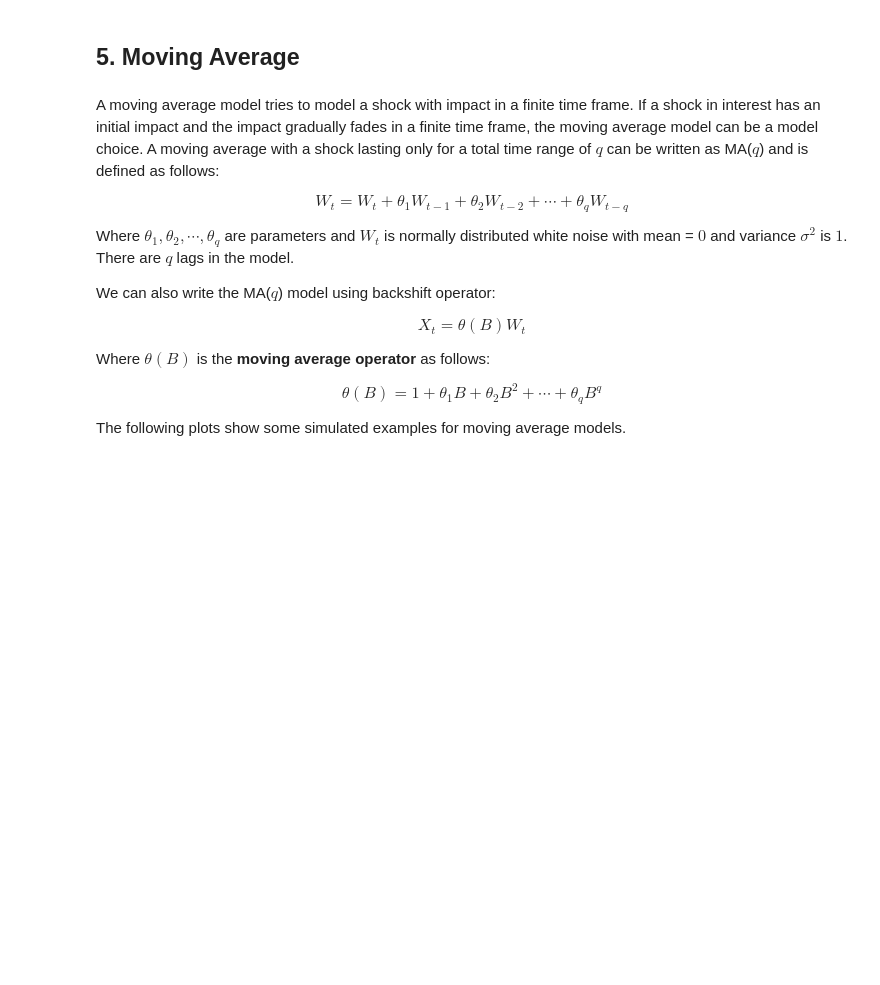
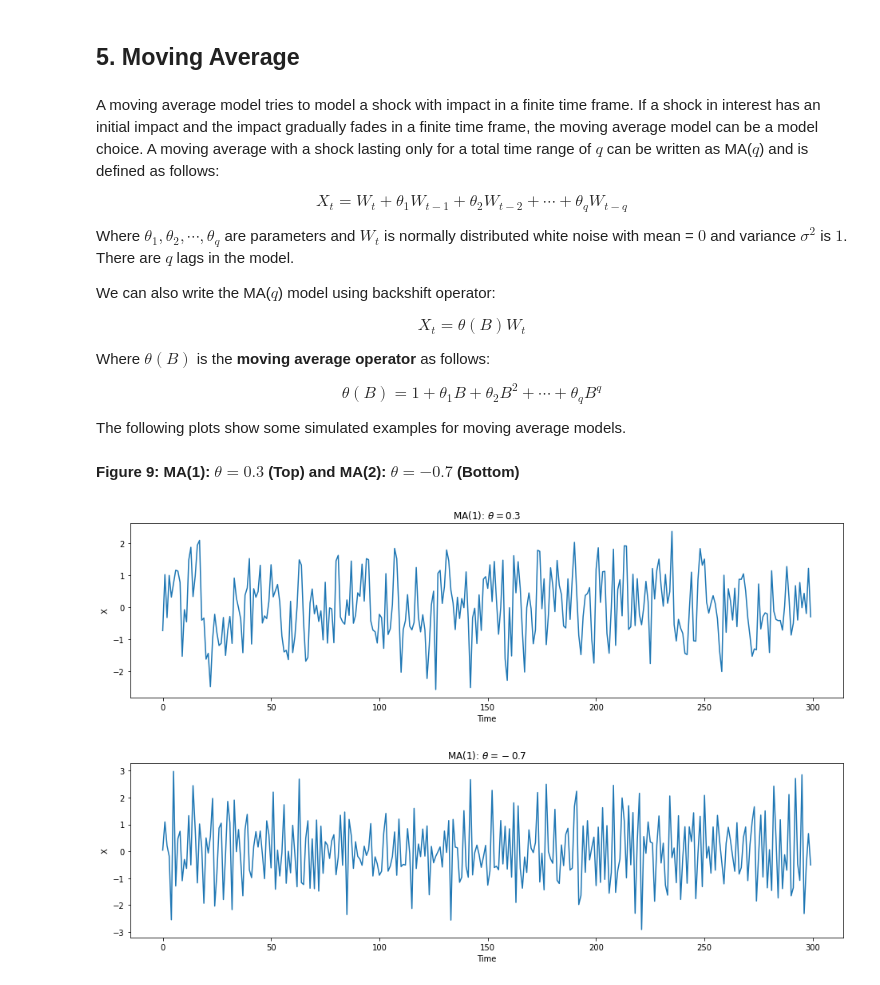
Before and after one commit to adevrent/wqu_mscfe, a Jupyter notebook: Financial Econometrics/M4/L2.ipynb, the cells around one changed output. Drawn from its saved outputs; the diff is of its cells as text; code cells hidden in the pictures; blank space fills up the shorter version.

```diff
--- a/Financial Econometrics/M4/L2.ipynb
+++ b/Financial Econometrics/M4/L2.ipynb
@@ -324,7 +324,7 @@ In figure 8, we generated one random walk with a positive drift time series and
 # %% [markdown]
 A moving average model tries to model a shock with impact in a finite time frame. If a shock in interest has an initial impact and the impact gradually fades in a finite time frame, the moving average model can be a model choice. A moving average with a shock lasting only for a total time range of $q$ can be written as MA($q$) and is defined as follows:
 
-$$ W_{t} = W_{t} + \theta_{1} W_{t-1} + \theta_{2} W_{t-2} + \cdots + \theta_{q} W_{t-q} $$
+$$ X_{t} = W_{t} + \theta_{1} W_{t-1} + \theta_{2} W_{t-2} + \cdots + \theta_{q} W_{t-q} $$
 
 Where $\theta_{1}, \theta_{2}, \cdots, \theta_{q}$ are parameters and $W_{t}$ is normally distributed white noise with mean = $0$ and variance $\sigma^{2}$ is $1$. There are $q$ lags in the model.
 
@@ -337,3 +337,47 @@ Where $\theta(B)$ is the **moving average operator** as follows:
 $$ \theta(B) = 1 + \theta_{1} B + \theta_{2} B^{2} + \cdots + \theta_{q} B^{q} $$
 
 The following plots show some simulated examples for moving average models.
+# %%
+# Load libraries
+import matplotlib.pyplot as plt
+import numpy as np
+import pandas as pd
+import statsmodels
+import statsmodels.api as sm
+from statsmodels.tsa.arima_process import arma_generate_sample
+
+plt.rcParams["figure.figsize"] = (16, 9)  # Figure size and width
+# %% [markdown]
+**Figure 9: MA(1): $\theta = 0.3$ (Top) and MA(2): $\theta = -0.7$ (Bottom)**
+# %%
+# Moving Average examples
+
+
+# Helper MA1 function
+def MA1(theta):
+    arparams = np.array([0.0])
+    ar = np.r_[1, -arparams]
+    maparams = np.array([theta])
+    ma = np.r_[1, maparams]  # add zero-lag
+    y = arma_generate_sample(ar, ma, nsample=300)
+    return y
+
+
+# MA(1): theta=0.3
+plt.figure(figsize=(16, 4))
+plt.plot(MA1(0.3))
+plt.title("MA(1): $\\theta=0.3$")
+plt.xlabel("Time")
+plt.ylabel("X")
+plt.show()
+
+# MA(1): theta=-0.7
+plt.figure(figsize=(16, 4))
+plt.plot(MA1(-0.7))
+plt.title("MA(1): $\\theta=-0.7$")
+plt.xlabel("Time")
+plt.ylabel("X")
+plt.show()
+# %% [output]
+[figure, added]
+[figure, added]
```
Also changed, not shown: parts of 23 cells of this notebook.
